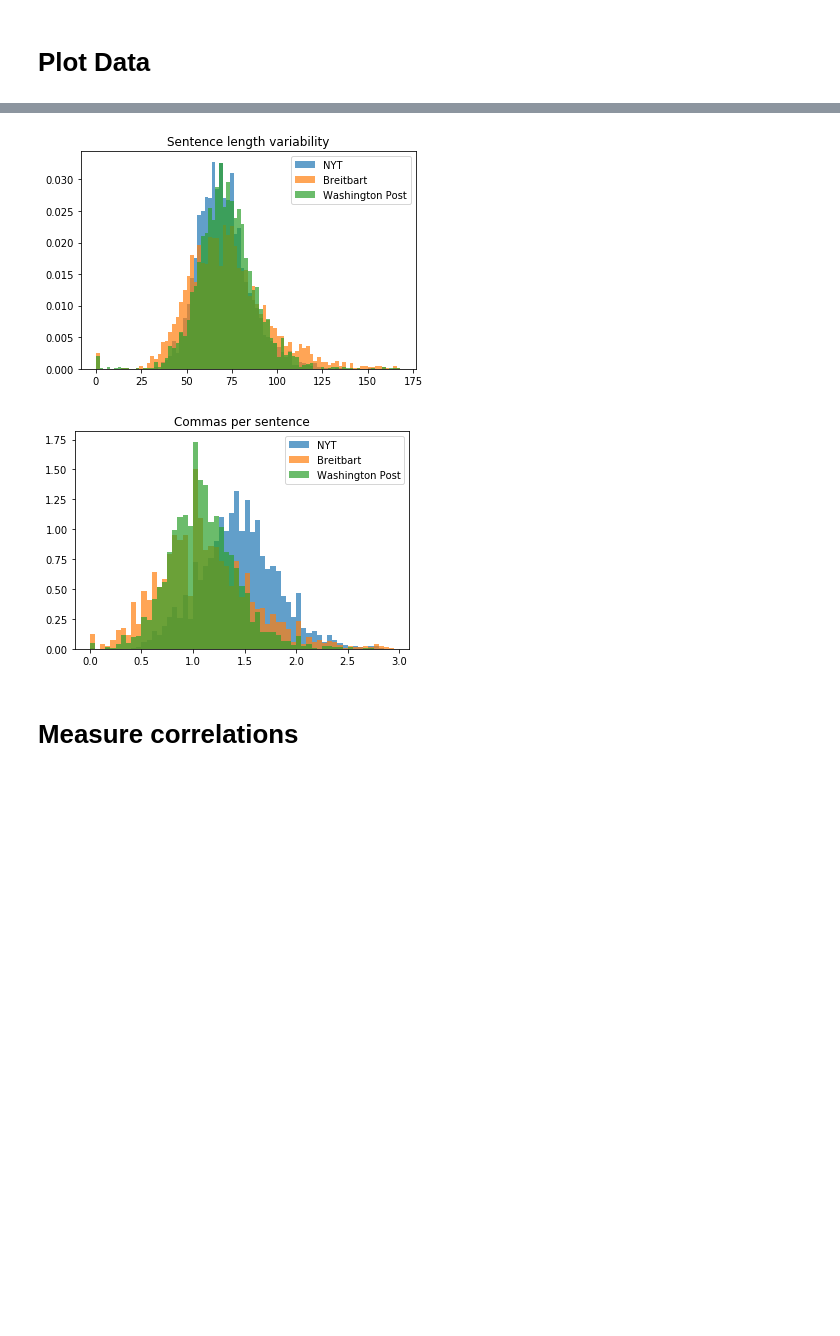
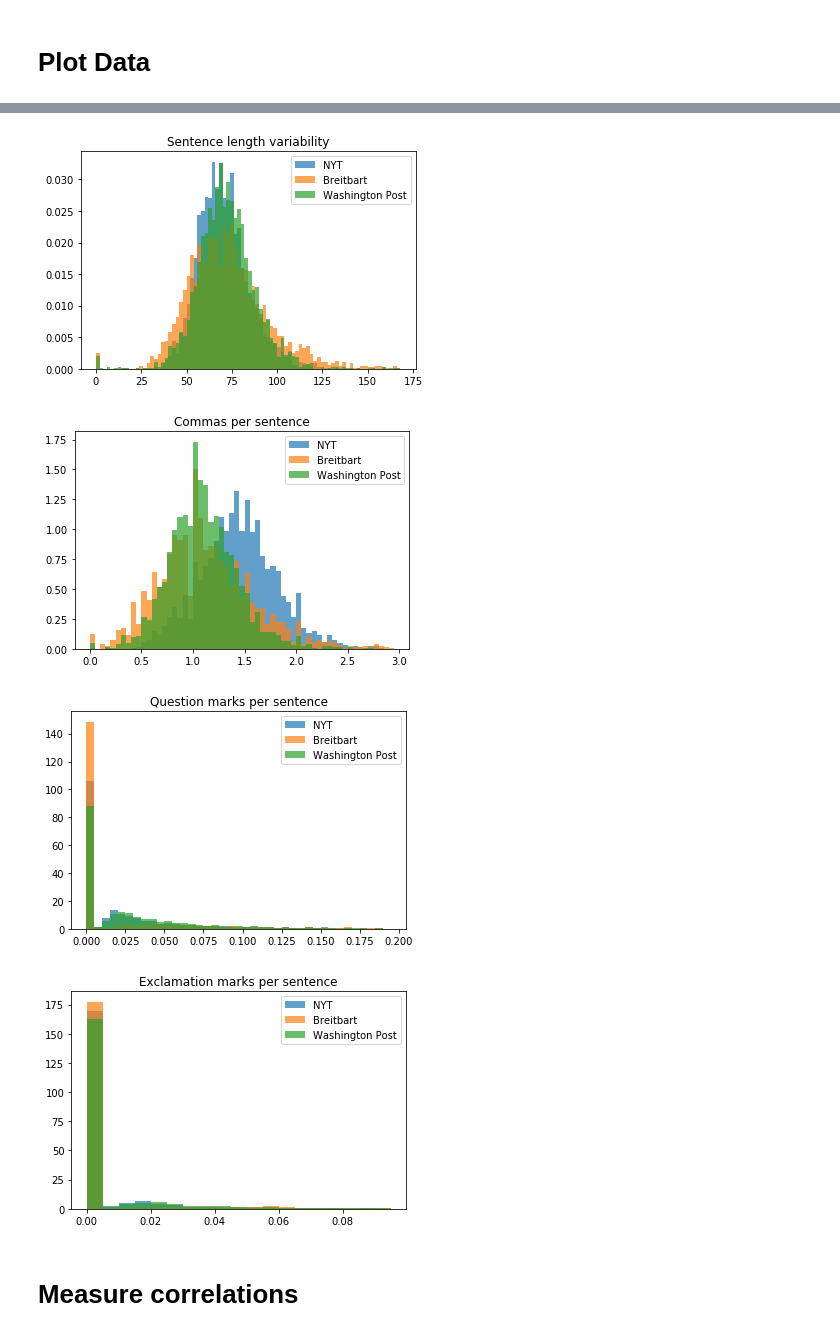
Before and after one commit to jwymbs23/insight, a Jupyter notebook: eda_news_articles.ipynb, the cells around one changed output, grey strips where cells are left out. Drawn from its saved outputs; the diff is of its cells as text; code cells hidden in the pictures; blank space fills up the shorter version.

```diff
--- a/eda_news_articles.ipynb
+++ b/eda_news_articles.ipynb
@@ -453,35 +456,37 @@ plt.legend(labels = pub_list_labels)
 plt.title("Sentence length variability")
 plt.show()
 
 # Commas per sentence
 
 for i in [nyt, breit, wapo]:
     plt.hist(i.cps, bins = [i/100. for i in list(range(0,300,5))], normed = True, alpha = 0.7)
 plt.legend(labels = pub_list_labels)
 plt.title("Commas per sentence")
 plt.show()
 
 
 for i in [nyt, breit, wapo]:
-    plt.hist(i.qps, bins = [i/100. for i in list(range(0,300,5))], normed = True, alpha = 0.7)
+    plt.hist(i.qps, bins = [i/1000. for i in list(range(0,200,5))], normed = True, alpha = 0.7)
 plt.legend(labels = pub_list_labels)
 plt.title("Question marks per sentence")
 plt.show()
 
 
 for i in [nyt, breit, wapo]:
-    plt.hist(i.exps, bins = [i/100. for i in list(range(0,300,5))], normed = True, alpha = 0.7)
+    plt.hist(i.exps, bins = [i/1000. for i in list(range(0,100,5))], normed = True, alpha = 0.7)
 plt.legend(labels = pub_list_labels)
 plt.title("Exclamation marks per sentence")
 plt.show()
 # %% [output]
 [figure]
 [figure]
 [figure]
 [figure]
 [figure]
 [figure]
 [figure]
+[figure, added]
+[figure, added]
 # %% [markdown]
 # Measure correlations
 # %%
```
Also changed, not shown: parts of 14 cells of this notebook.
